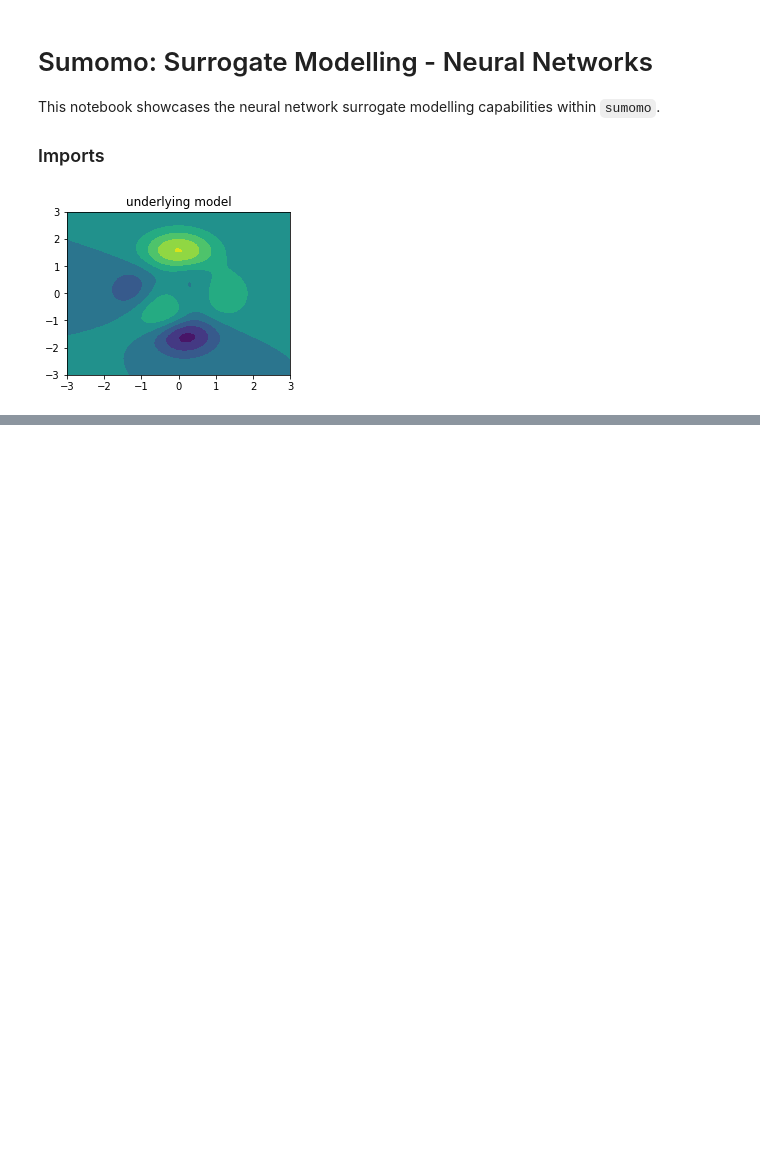
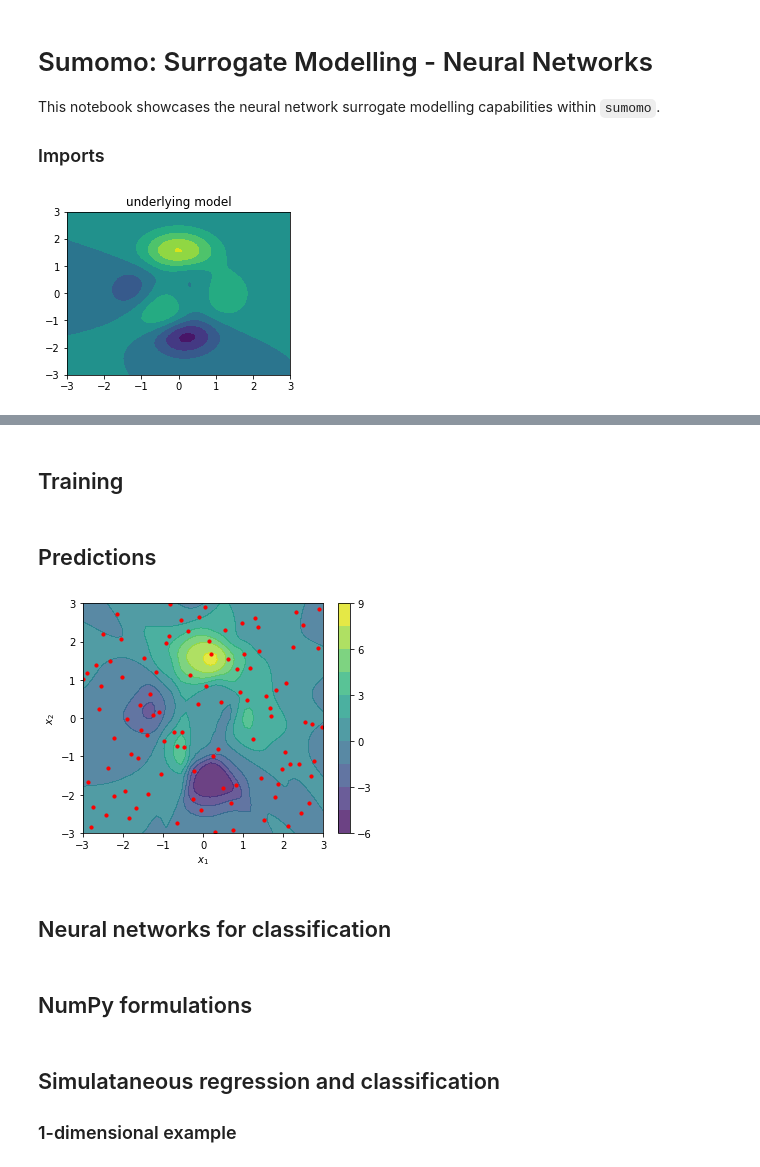
Before and after one commit to MGuo-Lab/oodx, a Jupyter notebook: notebooks/neural_networks.ipynb, the cells around one changed output, grey strips where cells are left out. Saved outputs shown, nothing was run; the diff lists cells and outputs as text; code cells hidden in the pictures; blank space fills up the shorter version.

```diff
--- a/notebooks/neural_networks.ipynb
+++ b/notebooks/neural_networks.ipynb
@@ -61,0 +160,23 @@ plot_activation('hardsigmoid')
+# %% [markdown]
+## Training
+# %%
+api = API(100, [(-3.0, 3.0), (-3.0, 3.0)], 1, 'lhs')
+api.y = peaks(api.x)
+
+def fit(net, x, y):
+    x_train, y_train = torch.Tensor(api.x), torch.Tensor(api.y)
+    optimiser = torch.optim.Adam(net.parameters(), lr=1e-2)
+    net.train()
+    loss_func = nn.MSELoss()
+    for epoch in range(1000):
+        permutation = torch.randperm(len(x_train))
+        for i in range(0, len(x_train), 10):
+            idx = permutation[i:i+10]
+            x_batch, y_batch = x_train[idx], y_train[idx]
+            predictions = net.forward(x_batch)
+            loss = loss_func(predictions, y_batch)
+            optimiser.zero_grad()
+            loss.backward()
+            optimiser.step()
+
+fit(net, api.x, api.y)
@@ -61,0 +190,28 @@ plot_activation('hardsigmoid')
+# %% [markdown]
+## Predictions
+# %%
+def predict(net, x):
+    x = torch.Tensor(x)
+    net.eval()
+    y = net.forward(x).detach().numpy()
+    return y
+# %%
+x1, x2 = np.linspace(-3, 3, 50), np.linspace(-3, 3, 50)
+x1grid, x2grid = np.meshgrid(x1, x2)
+x_new = np.c_[x1grid.ravel(), x2grid.ravel()]
+
+pred = predict(net, x_new)
+pred = pred.reshape(x1grid.shape)
+
+fig, ax = plt.subplots(1, 1, figsize=(5, 4))
+c = ax.contourf(x1, x2, pred, levels=12, alpha=0.8)
+ax.scatter(api.x[:, 0], api.x[:, 1], s=10, c='r', cmap='bwr_r')
+ax.set_xlabel('$x_1$')
+ax.set_ylabel('$x_2$')
+fig.colorbar(c, ax=ax)
+
+plt.tight_layout()
+# %% [output]
+[figure, added]
+# %% [markdown]
+## Neural networks for classification
@@ -61,0 +220,2 @@ plot_activation('hardsigmoid')
+# %% [markdown]
+## NumPy formulations
@@ -61,0 +224,4 @@ plot_activation('hardsigmoid')
+# %% [markdown]
+## Simulataneous regression and classification
+
+### 1-dimensional example
```
Also changed, not shown: parts of 20 cells of this notebook.
